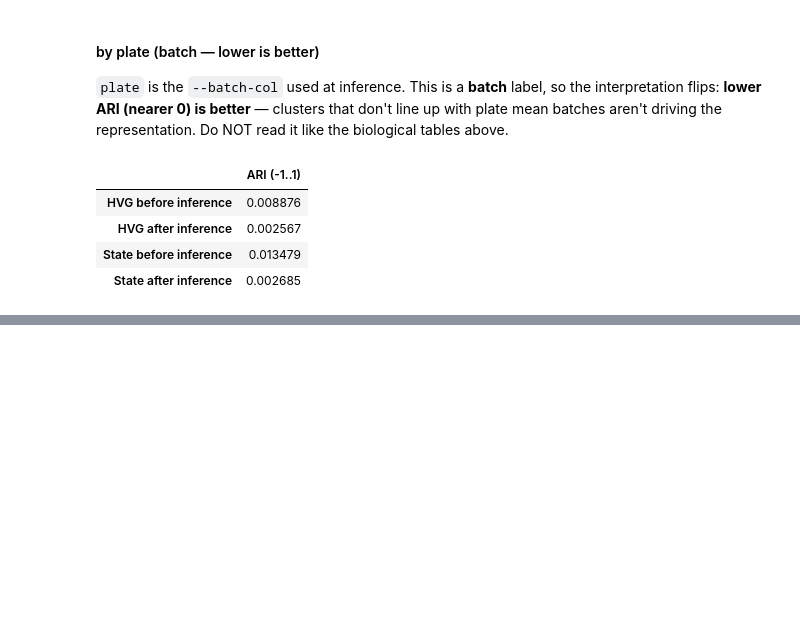
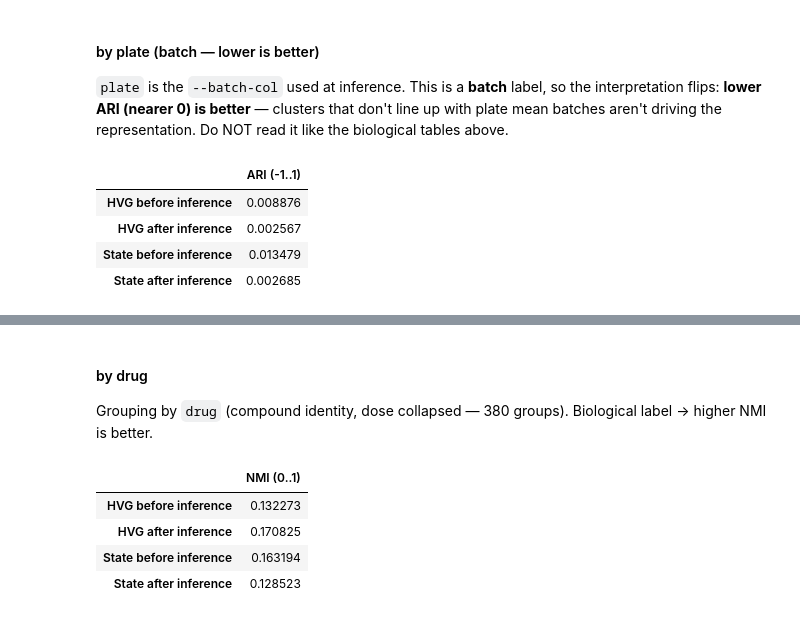
Before and after one commit to jeannieshe/relearn, a Jupyter notebook: notebooks/alaysia/state_embedding_analysis.ipynb, the cells around one changed output, grey strips where cells are left out. Drawn from its saved outputs; the diff is of its cells as text; code cells hidden in the pictures; blank space fills up the shorter version.

```diff
--- a/notebooks/alaysia/state_embedding_analysis.ipynb
+++ b/notebooks/alaysia/state_embedding_analysis.ipynb
@@ -566,0 +644,12 @@ ari_plate_df   # lower/closer-to-0 = better mixing
+# %% [markdown]
+#### by drug
+Grouping by `drug` (compound identity, dose collapsed — 380 groups). Biological label → higher NMI is better.
+# %%
+nmi_drug_df = nmi_table("drug")
+nmi_drug_df
+# %% [output]
+|  | NMI (0..1) |
+| HVG before inference | 0.132273 |
+| HVG after inference | 0.170825 |
+| State before inference | 0.163194 |
+| State after inference | 0.128523 |
```
Also changed, not shown: parts of 13 cells of this notebook.
